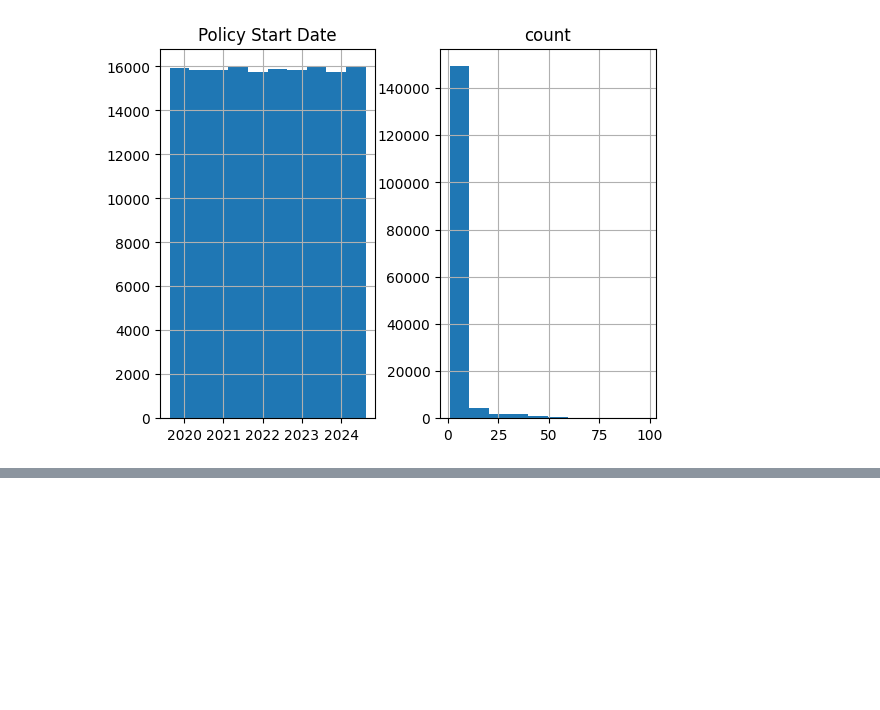
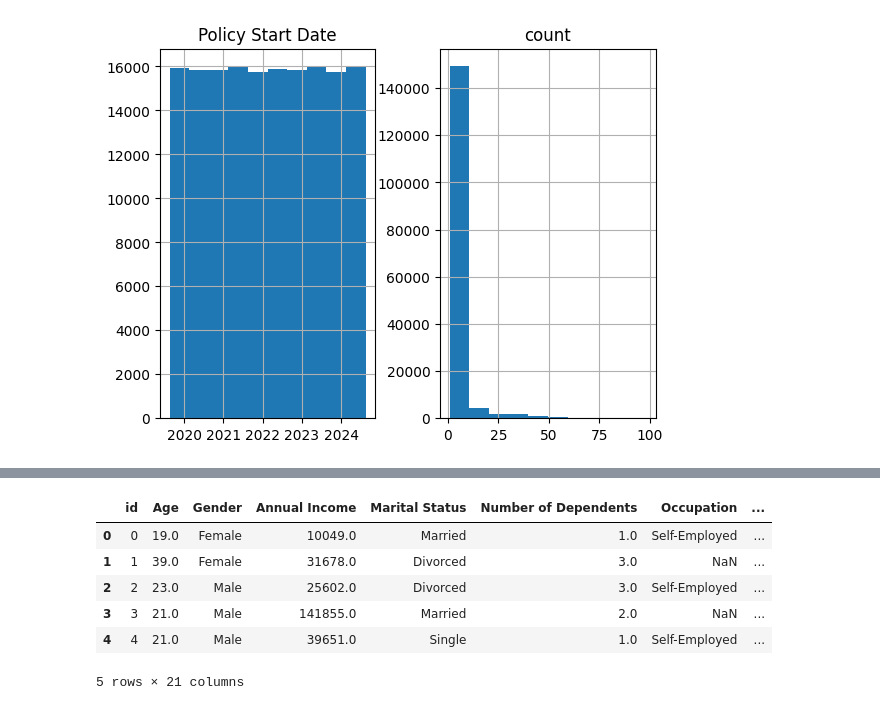
Before and after one commit to tyukavkin99/insurance_regression_kaggle, a Jupyter notebook: Insurance_regression.ipynb, the cells around one changed output, grey strips where cells are left out. Drawn from its saved outputs; the diff is of its cells as text; code cells hidden in the pictures; blank space fills up the shorter version.

```diff
--- a/Insurance_regression.ipynb
+++ b/Insurance_regression.ipynb
@@ -167,0 +197,10 @@ array([[<Axes: title={'center': 'Policy Start Date'}>,
+# %%
+df.head(5)
+# %% [output]
+|  | id | Age | Gender | Annual Income | Marital Status | Number of Dependents | Occupation | ... |
+| 0 | 0 | 19.0 | Female | 10049.0 | Married | 1.0 | Self-Employed | ... |
+| 1 | 1 | 39.0 | Female | 31678.0 | Divorced | 3.0 | NaN | ... |
+| 2 | 2 | 23.0 | Male | 25602.0 | Divorced | 3.0 | Self-Employed | ... |
+| 3 | 3 | 21.0 | Male | 141855.0 | Married | 2.0 | NaN | ... |
+| 4 | 4 | 21.0 | Male | 39651.0 | Single | 1.0 | Self-Employed | ... |
+5 rows × 21 columns
```
Also changed, not shown: parts of 16 cells of this notebook.
